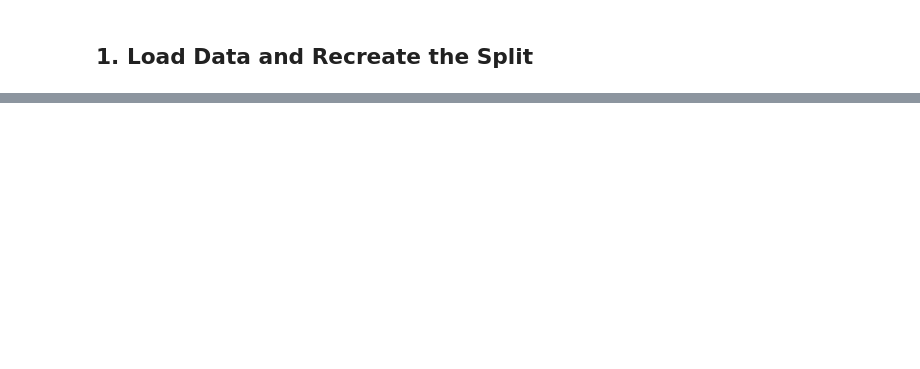
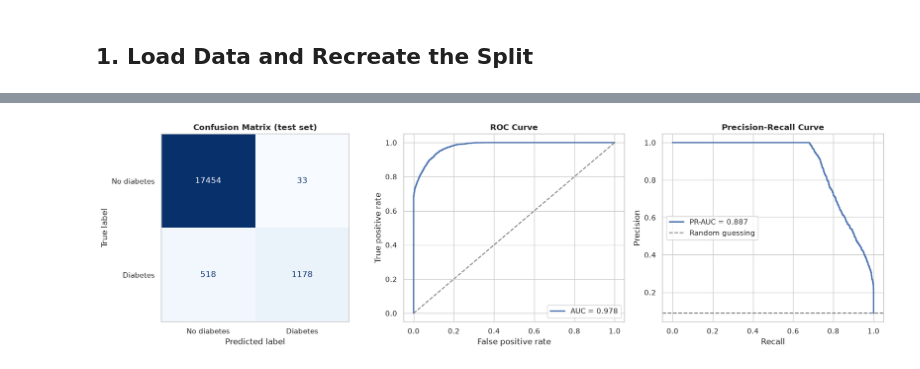
Before and after one commit to tracymuhoozi/machineLearningAssignment, a Jupyter notebook: notebooks/Evaluation/evaluation.ipynb, the cells around one changed output, grey strips where cells are left out. Drawn from its saved outputs; the diff is of its cells as text; code cells hidden in the pictures; blank space fills up the shorter version.

```diff
--- a/notebooks/Evaluation/evaluation.ipynb
+++ b/notebooks/Evaluation/evaluation.ipynb
@@ -58,0 +277,33 @@ print(f'Diabetic rate train: {y_train.mean():.3f} test: {y_test.mean():.3f}')
+# %%
+fig, axes = plt.subplots(1, 3, figsize=(17, 5))
+
+# Confusion matrix
+ConfusionMatrixDisplay(confusion_matrix(y_test, y_pred),
+                       display_labels=['No diabetes', 'Diabetes']).plot(
+    ax=axes[0], cmap='Blues', colorbar=False)
+axes[0].grid(False)
+axes[0].set_title('Confusion Matrix (test set)', fontweight='bold')
+
+# ROC curve
+fpr, tpr, _ = roc_curve(y_test, test_proba)
+axes[1].plot(fpr, tpr, linewidth=2, label=f'AUC = {test_roc:.3f}')
+axes[1].plot([0, 1], [0, 1], '--', color='gray')
+axes[1].set_xlabel('False positive rate')
+axes[1].set_ylabel('True positive rate')
+axes[1].set_title('ROC Curve', fontweight='bold')
+axes[1].legend()
+
+# Precision-recall curve
+p_curve, r_curve, _ = precision_recall_curve(y_test, test_proba)
+axes[2].plot(r_curve, p_curve, linewidth=2, label=f'PR-AUC = {test_pr:.3f}')
+axes[2].axhline(y_test.mean(), linestyle='--', color='gray', label='Random guessing')
+axes[2].set_xlabel('Recall')
+axes[2].set_ylabel('Precision')
+axes[2].set_title('Precision-Recall Curve', fontweight='bold')
+axes[2].legend()
+
+plt.tight_layout()
+plt.savefig('../../images/final_evaluation.png', dpi=150, bbox_inches='tight')
+plt.show()
+# %% [output]
+[figure, added]
```
Also changed, not shown: parts of 16 cells of this notebook, 8 other files.
